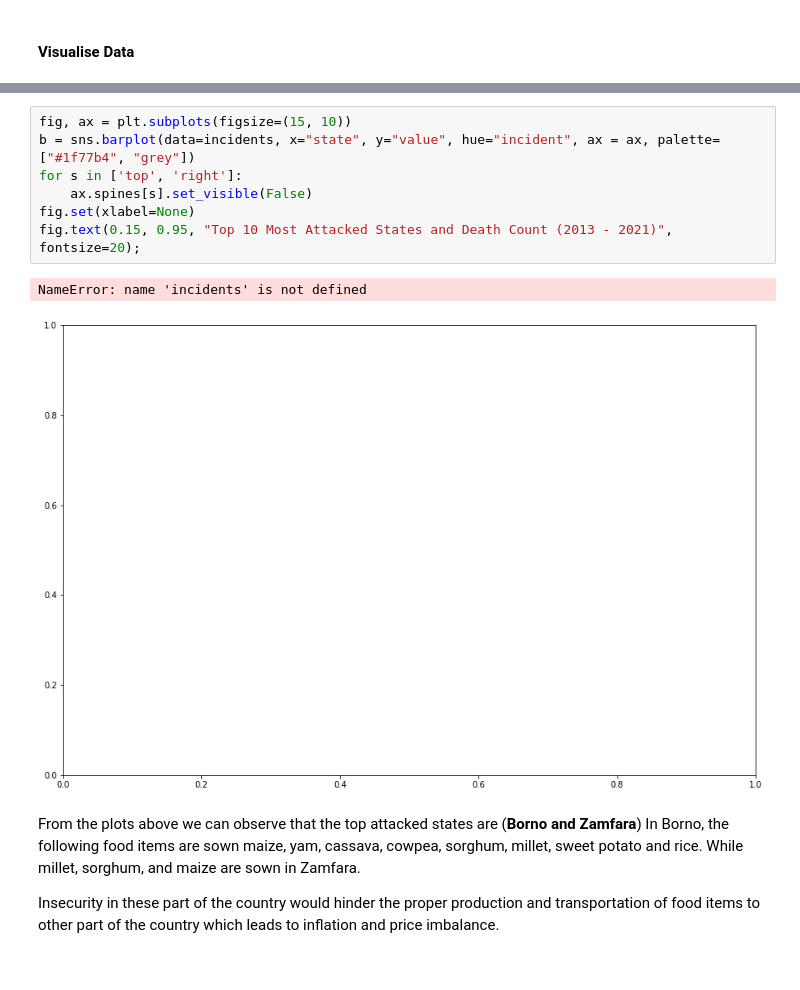
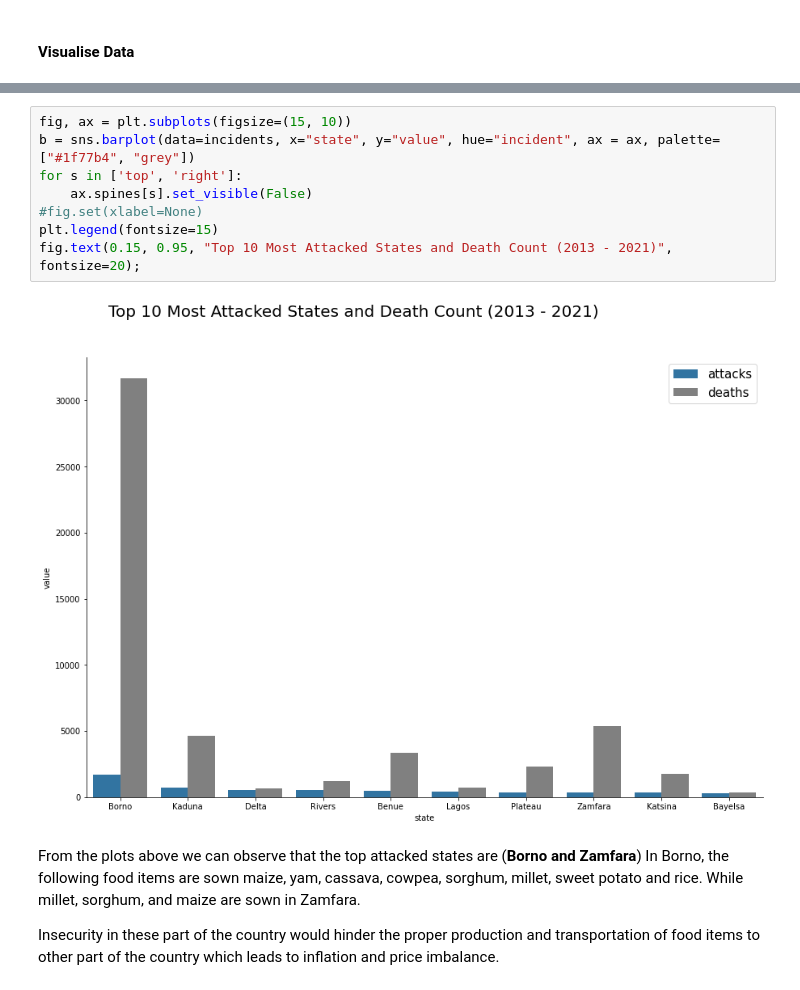
Before and after one commit to TheBlueZayn/Analysis-of-Nigerian-Food-Prices, a Jupyter notebook: prices.ipynb, the cells around one changed output, grey strips where cells are left out. Cells and saved outputs as stored; diff of their text form.

```diff
--- a/prices.ipynb
+++ b/prices.ipynb
@@ -500,13 +502,13 @@ NameError: name 'most_attacked' is not defined
 # %%
 fig, ax = plt.subplots(figsize=(15, 10))
 b = sns.barplot(data=incidents, x="state", y="value", hue="incident", ax = ax, palette=["#1f77b4", "grey"])
 for s in ['top', 'right']:
     ax.spines[s].set_visible(False)
-fig.set(xlabel=None)
+#fig.set(xlabel=None)
+plt.legend(fontsize=15)
 fig.text(0.15, 0.95, "Top 10 Most Attacked States and Death Count (2013 - 2021)", fontsize=20);
 # %% [output]
-NameError: name 'incidents' is not defined
-[figure, old version]
+[figure, new version]
 # %% [markdown]
 From the plots above we can observe that the top attacked states are (**Borno and Zamfara**)
 In Borno, the following food items are sown maize, yam, cassava, cowpea, sorghum, millet, sweet potato and rice. While millet, sorghum, and maize are sown in Zamfara.
```
Also changed, not shown: parts of 7 cells of this notebook, 5 other files.
